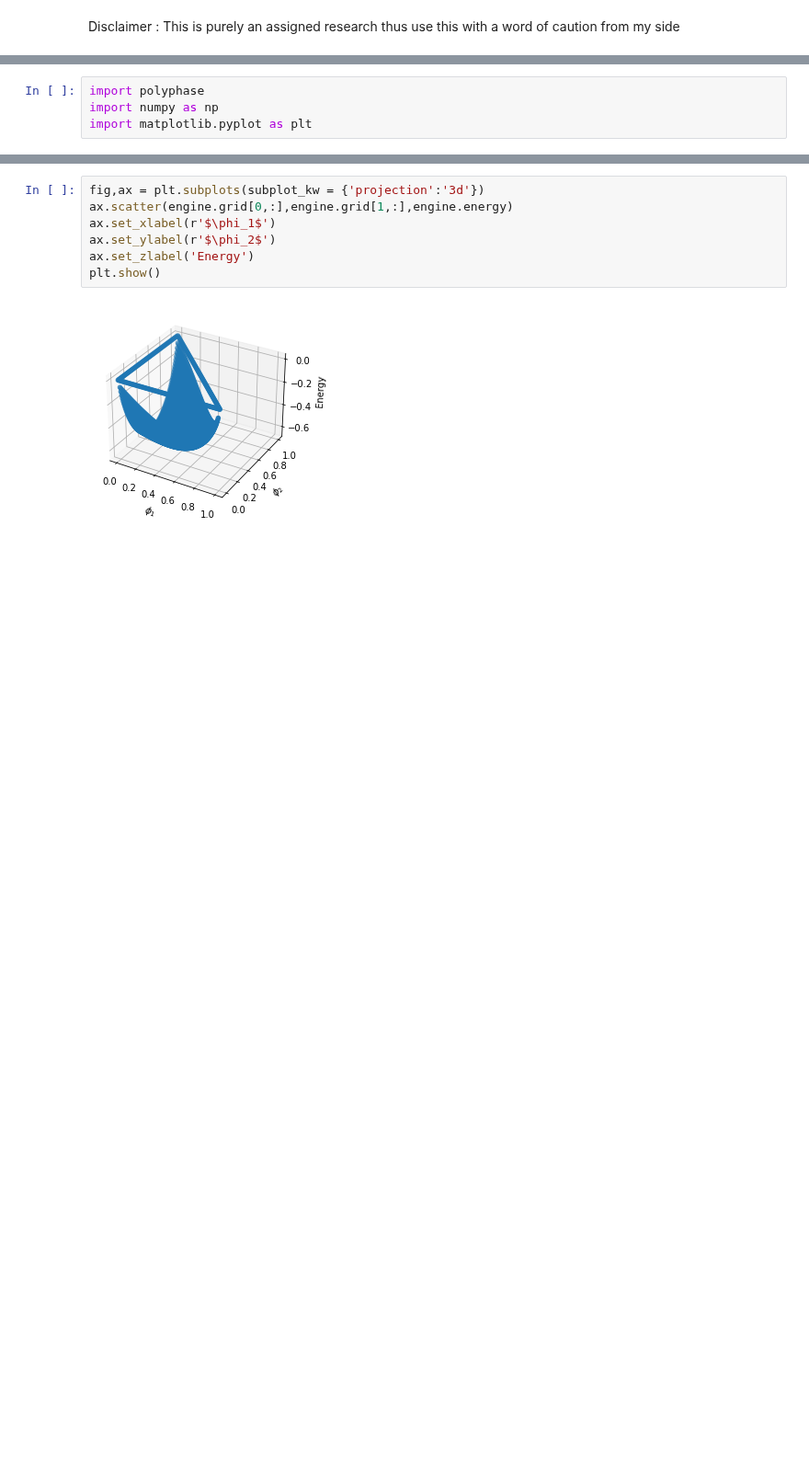
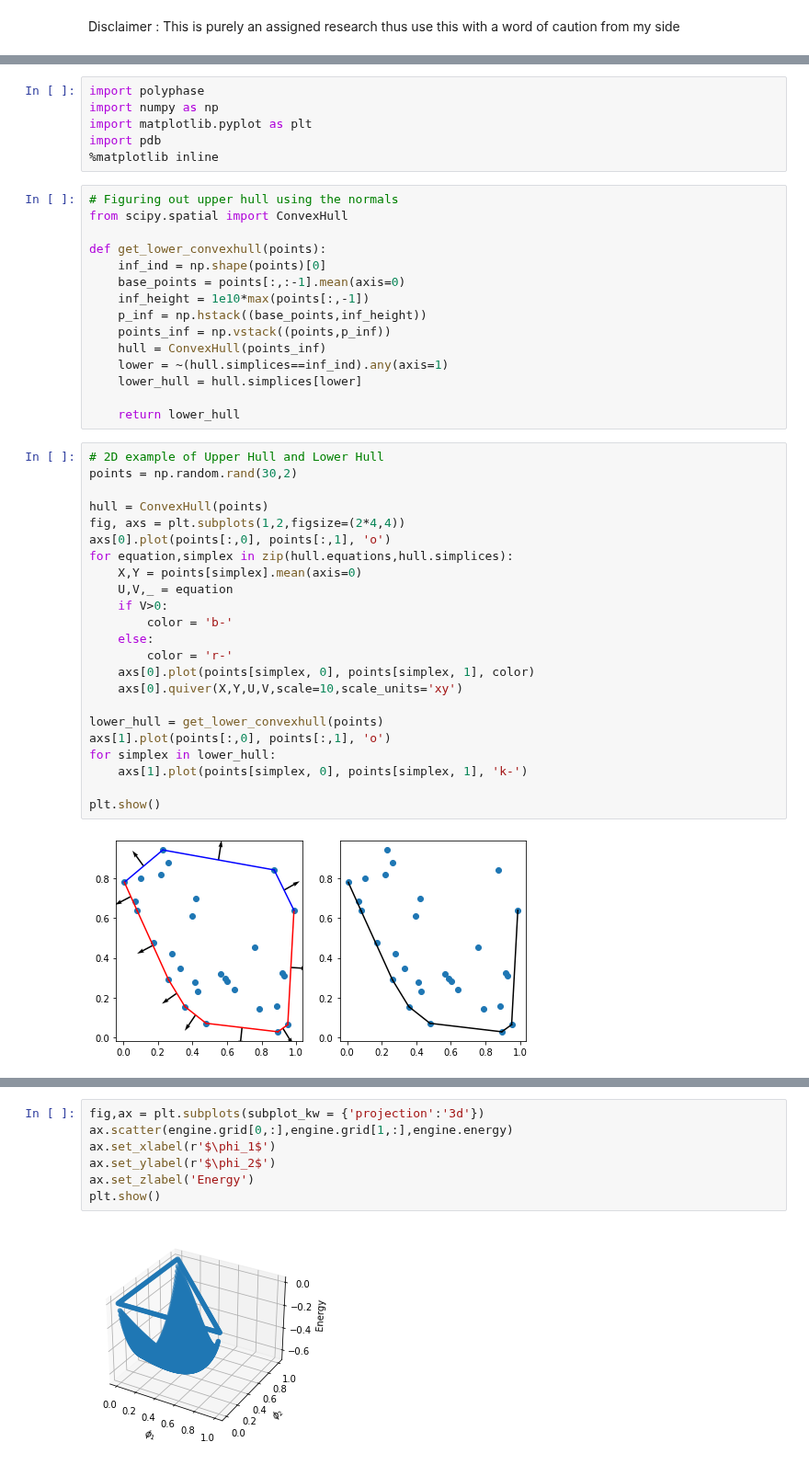
Before and after one commit to kiranvad/polyphase, a Jupyter notebook: notebooks/[ASR] Energy corrections.ipynb, the cells around one changed output, grey strips where cells are left out. Shown at 92% size. Cells and saved outputs as stored; diff of their text form; blank space fills up the shorter version.

Commit message:
add computation of lower hull using point at infinity method

```diff
--- a/notebooks/[ASR] Energy corrections.ipynb
+++ b/notebooks/[ASR] Energy corrections.ipynb
@@ -7,3 +10,45 @@ Disclaimer :  This is purely an assigned research thus use this with a word of c
 import polyphase
 import numpy as np
 import matplotlib.pyplot as plt
+import pdb
+%matplotlib inline
+# %%
+# Figuring out upper hull using the normals
+from scipy.spatial import ConvexHull
+
+def get_lower_convexhull(points):
+    inf_ind = np.shape(points)[0]
+    base_points = points[:,:-1].mean(axis=0)
+    inf_height = 1e10*max(points[:,-1])
+    p_inf = np.hstack((base_points,inf_height))
+    points_inf = np.vstack((points,p_inf))
+    hull = ConvexHull(points_inf)
+    lower = ~(hull.simplices==inf_ind).any(axis=1)
+    lower_hull = hull.simplices[lower]
+
+    return lower_hull
+# %%
+# 2D example of Upper Hull and Lower Hull
+points = np.random.rand(30,2)
+
+hull = ConvexHull(points)
+fig, axs = plt.subplots(1,2,figsize=(2*4,4))
+axs[0].plot(points[:,0], points[:,1], 'o')
+for equation,simplex in zip(hull.equations,hull.simplices):
+    X,Y = points[simplex].mean(axis=0)
+    U,V,_ = equation
+    if V>0:
+        color = 'b-'
+    else:
+        color = 'r-'
+    axs[0].plot(points[simplex, 0], points[simplex, 1], color)
+    axs[0].quiver(X,Y,U,V,scale=10,scale_units='xy')
+
+lower_hull = get_lower_convexhull(points)
+axs[1].plot(points[:,0], points[:,1], 'o')
+for simplex in lower_hull:
+    axs[1].plot(points[simplex, 0], points[simplex, 1], 'k-')
+
+plt.show()
+# %% [output]
+[figure, added]
```
Also changed, not shown: parts of 4 cells of this notebook, 5 other files.
